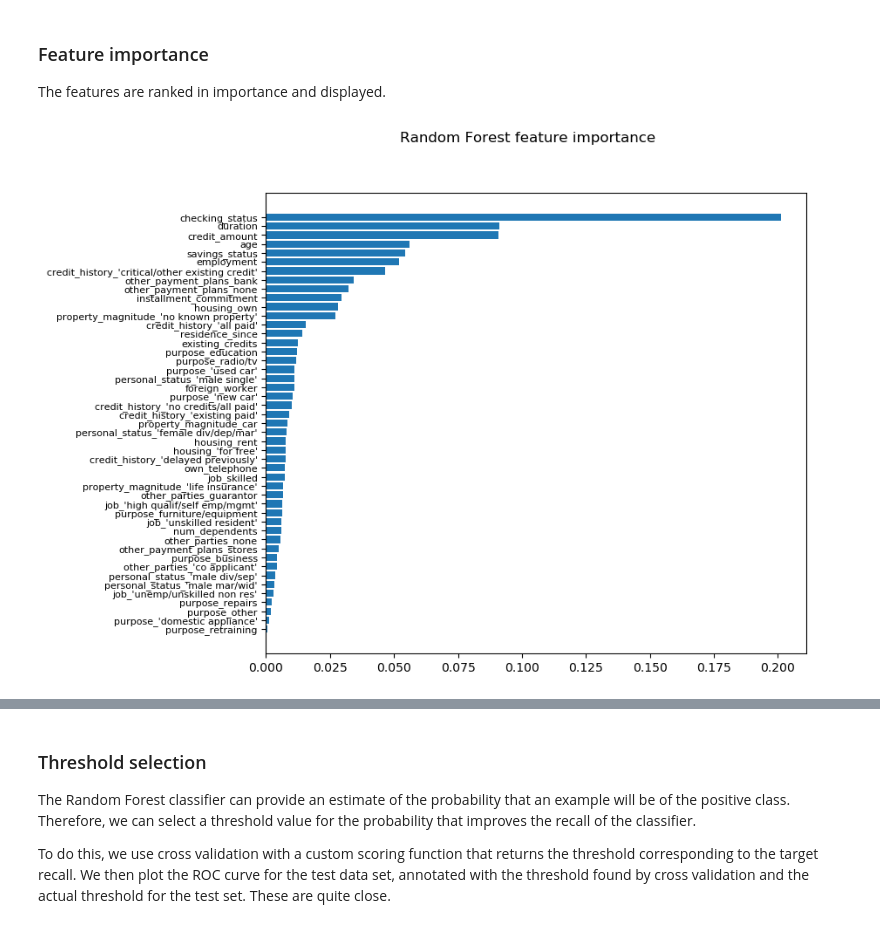
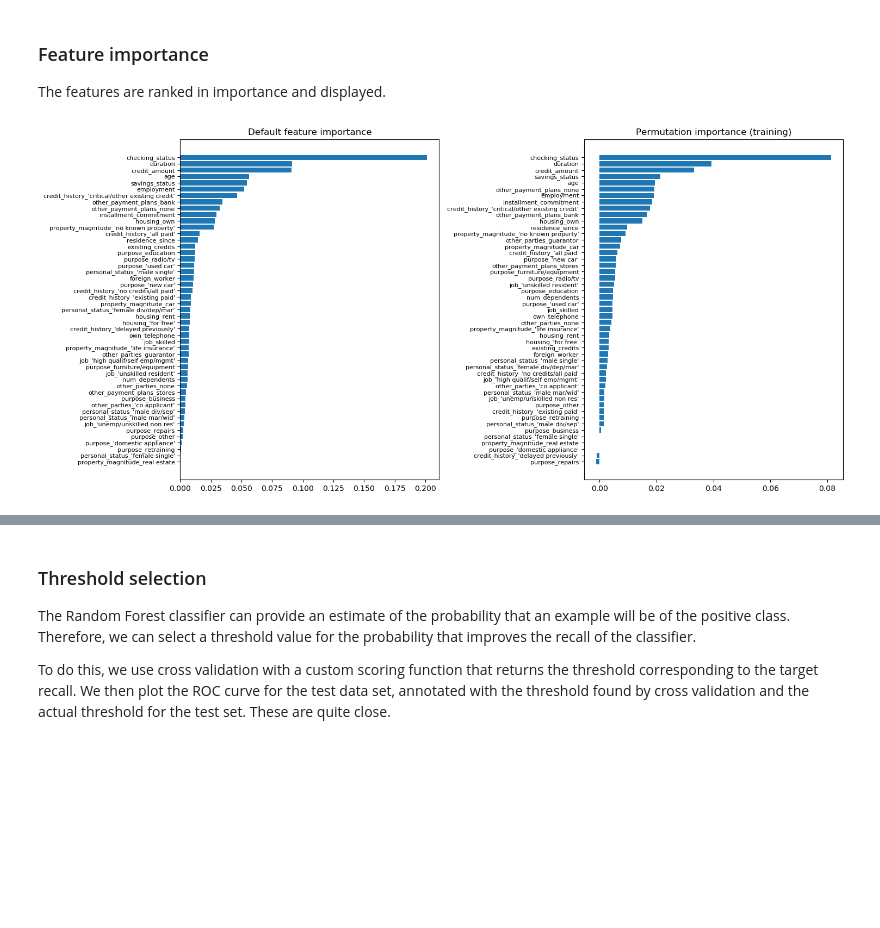
Before and after one commit to GrahamZ/CreditDefaultClassification, a Jupyter notebook: RandomForest.ipynb, the cells around one changed output, grey strips where cells are left out. Drawn from its saved outputs; the diff is of its cells as text; code cells hidden in the pictures; blank space fills up the shorter version.

```diff
--- a/RandomForest.ipynb
+++ b/RandomForest.ipynb
@@ -144,16 +144,3 @@ Random Forest: {'bootstrap': True, 'ccp_alpha': 0.0, 'class_weight': 'balanced',
 ### Feature importance
 
 The features are ranked in importance and displayed.
-# %%
-    # Extract the feature importance
-    feature_indexes = np.argsort(random_forest.feature_importances_)[::-1]
-    num_features = len(random_forest.feature_importances_[random_forest.feature_importances_ > 0.0])
-    feature_name_array = np.array(features)
-    plt.figure(figsize=(8, 7))
-    plt.suptitle("Random Forest feature importance")
-    plt.barh(range(num_features), random_forest.feature_importances_[feature_indexes][:num_features])
-    plt.yticks(range(num_features), feature_name_array[feature_indexes][:num_features], fontsize=8)
-    plt.gca().invert_yaxis()
-    plt.show()
-# %% [output]
-[figure, removed]
@@ -159,0 +158,21 @@ The features are ranked in importance and displayed.
+# %%
+    # Plot the default feature importance and the permutation importance side by side
+    fig, axs = plt.subplots(1, 2, figsize=(15, 7))
+
+    axs[0].set_title('Default feature importance')
+    axs[0].barh(range(num_features), random_forest.feature_importances_[feature_indexes])
+    axs[0].set_yticks(range(num_features))
+    axs[0].set_yticklabels(feature_name_array[feature_indexes], rotation=0, fontsize=8)
+    axs[0].invert_yaxis()
+
+    axs[1].set_title('Permutation importance (training)')
+    axs[1].barh(range(num_features), permutation_results.importances_mean[permutation_indexes])
+    # axs[1].boxplot(permutation_results.importances[permutation_indexes].T, vert=False)
+    axs[1].set_yticks(range(num_features))
+    axs[1].set_yticklabels(feature_name_array[permutation_indexes], rotation=0, fontsize=8)
+    axs[1].invert_yaxis()
+
+    plt.tight_layout()
+    plt.show()
+# %% [output]
+[figure, added]
```
Also changed, not shown: parts of 4 cells of this notebook.
